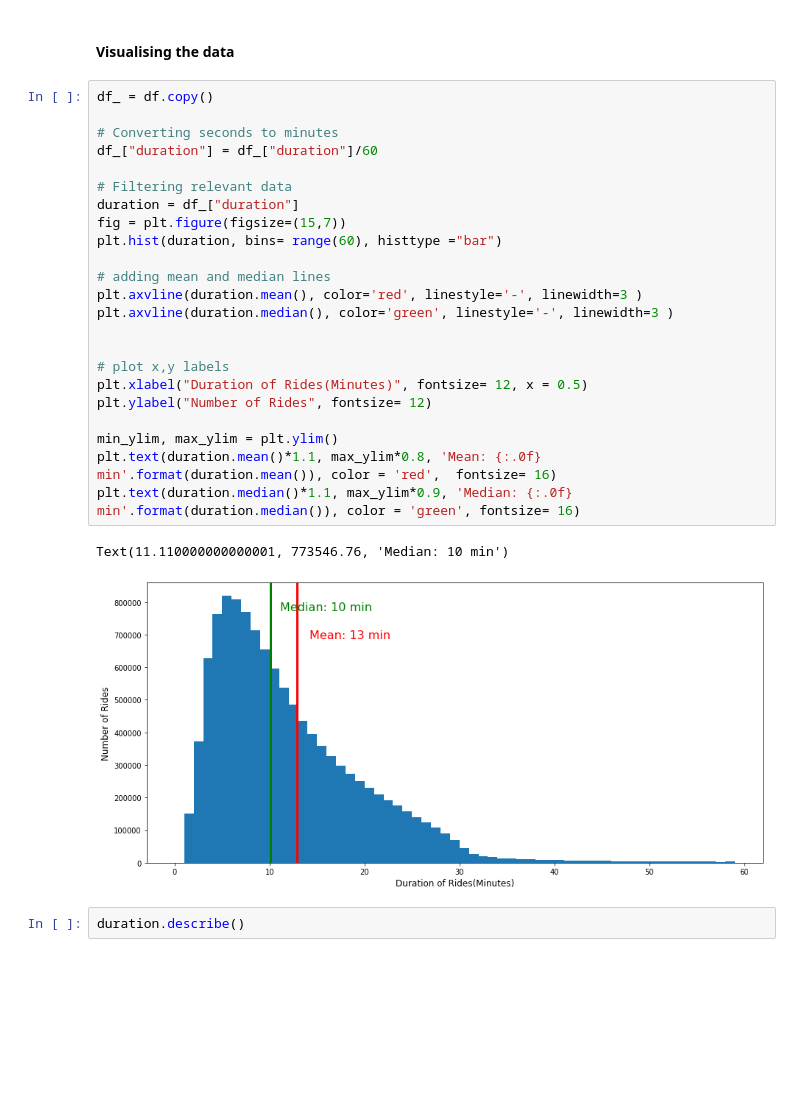
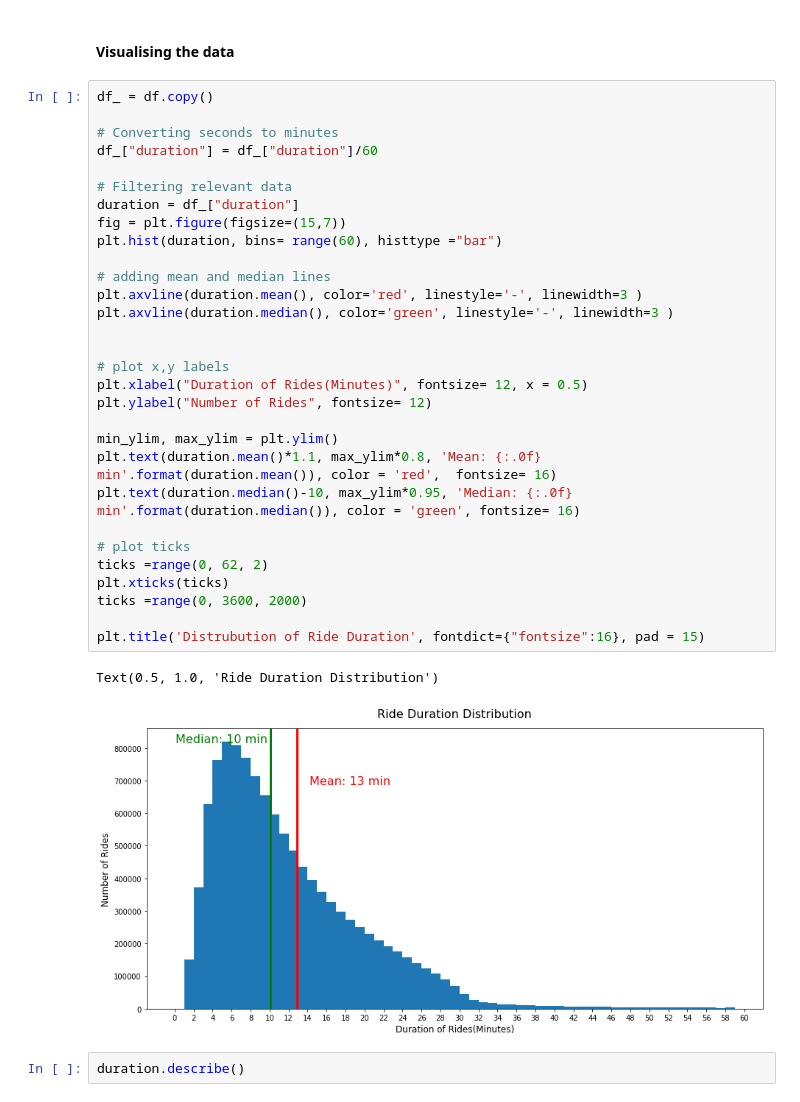
Before and after one commit to kelvinpurdom/HelsinkiCityBikes, a Jupyter notebook: notebooks/HelsinkiCityBikes.ipynb, the cells around one changed output. Cells and saved outputs as stored; diff of their text form; blank space fills up the shorter version.

Commit message:
updated ticks and title

```diff
--- a/notebooks/HelsinkiCityBikes.ipynb
+++ b/notebooks/HelsinkiCityBikes.ipynb
@@ -114,29 +114,36 @@ df[["distance", "duration", "temperature"]].describe()
 # %%
 df_ = df.copy()
 
 # Converting seconds to minutes
 df_["duration"] = df_["duration"]/60
 
 # Filtering relevant data
 duration = df_["duration"]
 fig = plt.figure(figsize=(15,7))
 plt.hist(duration, bins= range(60), histtype ="bar")
 
 # adding mean and median lines
 plt.axvline(duration.mean(), color='red', linestyle='-', linewidth=3 )
 plt.axvline(duration.median(), color='green', linestyle='-', linewidth=3 )
 
 
 # plot x,y labels
 plt.xlabel("Duration of Rides(Minutes)", fontsize= 12, x = 0.5)
 plt.ylabel("Number of Rides", fontsize= 12)
 
 min_ylim, max_ylim = plt.ylim()
 plt.text(duration.mean()*1.1, max_ylim*0.8, 'Mean: {:.0f} min'.format(duration.mean()), color = 'red',  fontsize= 16)
-plt.text(duration.median()*1.1, max_ylim*0.9, 'Median: {:.0f} min'.format(duration.median()), color = 'green', fontsize= 16)
+plt.text(duration.median()-10, max_ylim*0.95, 'Median: {:.0f} min'.format(duration.median()), color = 'green', fontsize= 16)
+
+# plot ticks
+ticks =range(0, 62, 2)
+plt.xticks(ticks)
+ticks =range(0, 3600, 2000)
+
+plt.title('Distrubution of Ride Duration', fontdict={"fontsize":16}, pad = 15)
 # %% [output]
-Text(11.110000000000001, 773546.76, 'Median: 10 min')
+Text(0.5, 1.0, 'Ride Duration Distribution')
-[figure, old version]
+[figure, new version]
 # %%
 duration.describe()
 # %% [output]
```
